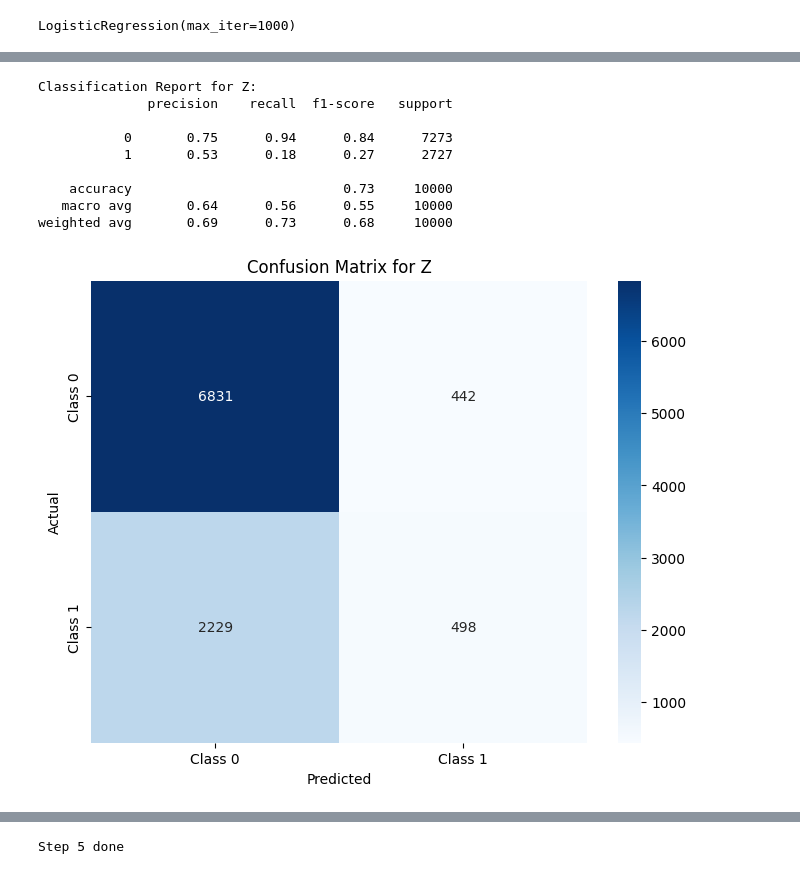
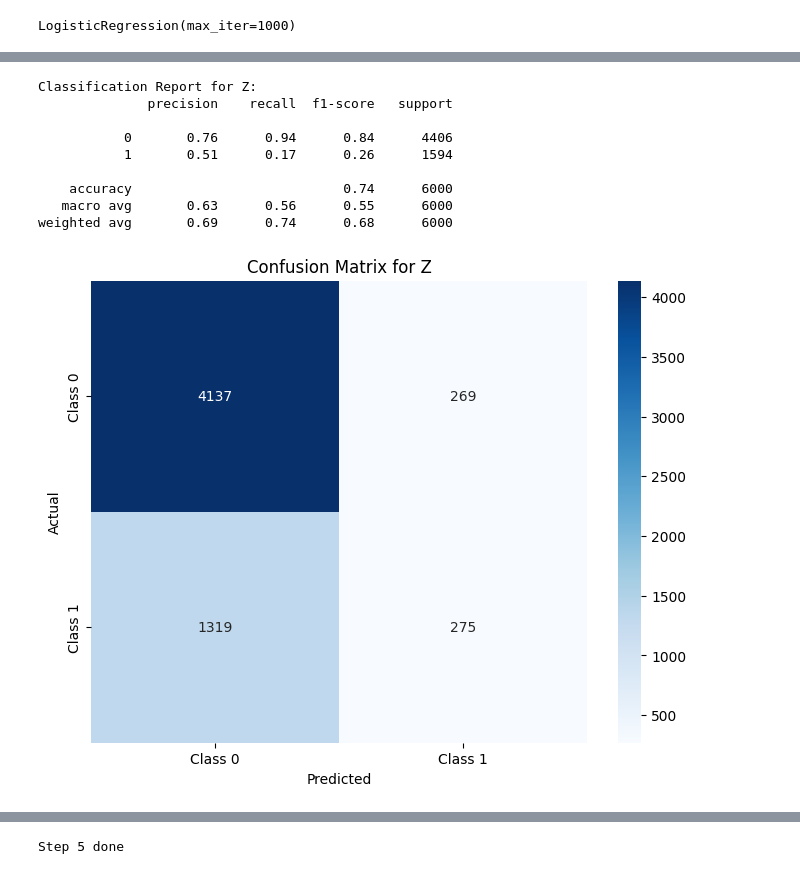
Before and after one commit to RickCollins/nnmfcausal, a Jupyter notebook: step1_testing.ipynb, the cells around one changed output, grey strips where cells are left out. Saved outputs shown, nothing was run; the diff lists cells and outputs as text; code cells hidden in the pictures.

```diff
--- a/step1_testing.ipynb
+++ b/step1_testing.ipynb
@@ -103,10 +106,12 @@ def get_tuple_new(theta_w_epsilon,theta_z_epsilon,theta_a_z_epsilon,theta_y_a_w_
 
     a_logits = epsilon * theta_a_z_epsilon.float() @ z.float() + (epsilon-1) * theta_a_z_epsilon.float() @ z.float() #epsilon is 0 or 1, theta_a_z_epsilon is 3x2, z is [2]. So result is 3x1
     a_prob = torch.softmax(a_logits, dim=0)  # Apply softmax to convert logits to probabilities
-    print(a_prob)
+    if debug:
+        print(a_prob)
     a_category = torch.multinomial(a_prob, 1).squeeze()  # Sample from the categorical distribution
     a = torch.nn.functional.one_hot(a_category, num_classes=3).float()  # Convert to one-hot encoding
-    print(a)
+    if debug:
+        print(a)
     # a = torch.bernoulli(torch.sigmoid(a_logits)).float().squeeze() # a is size 3
 
     # concatenate w and a
@@ -1024,6 +1052,12 @@ Z_target
 # %%
+# # Convert the list of tensors to a list of binary labels
+# binary_labels_target_Z = [tensor_to_binary(t) for t in Z_target]
+
+# # Convert to numpy array (optional)
+# binary_labels_target_array_Z = np.array(binary_labels_target_Z)
+
 # Convert the list of tensors to a list of binary labels
-binary_labels_target_Z = [tensor_to_binary(t) for t in Z_target]
+binary_labels_target_Z = [tensor_to_binary(t) for t in Z_train_target]
 
 # Convert to numpy array (optional)
 binary_labels_target_array_Z = np.array(binary_labels_target_Z)
@@ -1043,8 +1076,10 @@ array([0, 0, 1, ..., 0, 0, 0])
 
 # Train model to estimate q(Z|a)
 model_q_Z = SklearnLogisticRegression(max_iter=1000)#, class_weight = class_weights)
-model_q_Z.fit(A_target, binary_labels_target_array_Z)
+model_q_Z.fit(A_train_target, binary_labels_target_array_Z)
 
+# model_q_Z = SklearnLogisticRegression(max_iter=1000)#, class_weight = class_weights)
+# model_q_Z.fit(A_target, binary_labels_target_array_Z)
 
 # model_q_Z.fit(A_train_resampled, Z_train_resampled)
 # %% [output]
@@ -1086,23 +1105,25 @@ Z_train_pred_target.sum()
 # %%
-cm_z_target = confusion_matrix(binary_labels_target_array_Z, model_q_Z.predict(A_target))
-print("Classification Report for Z:")
-print(classification_report(binary_labels_target_array_Z, model_q_Z.predict(A_target)))
+cm_z_target = confusion_matrix(binary_labels_target_array_Z, model_q_Z.predict(A_train_target))
+if debug:
+    print("Classification Report for Z:")
+    print(classification_report(binary_labels_target_array_Z, model_q_Z.predict(A_train_target)))
 # %% [output]
 Classification Report for Z:
               precision    recall  f1-score   support
 
-           0       0.75      0.94      0.84      7273
-           1       0.53      0.18      0.27      2727
+           0       0.76      0.94      0.84      4406
+           1       0.51      0.17      0.26      1594
 
-    accuracy                           0.73     10000
-   macro avg       0.64      0.56      0.55     10000
-weighted avg       0.69      0.73      0.68     10000
+    accuracy                           0.74      6000
+   macro avg       0.63      0.56      0.55      6000
+weighted avg       0.69      0.74      0.68      6000
 # %%
-plt.figure(figsize=(8, 6))
-sns.heatmap(cm_z_target, annot=True, fmt='d', cmap='Blues', xticklabels=['Class 0', 'Class 1'], yticklabels=['Class 0', 'Class 1'])
-plt.xlabel('Predicted')
-plt.ylabel('Actual')
-plt.title('Confusion Matrix for Z')
-plt.show()
+if debug:
+    plt.figure(figsize=(8, 6))
+    sns.heatmap(cm_z_target, annot=True, fmt='d', cmap='Blues', xticklabels=['Class 0', 'Class 1'], yticklabels=['Class 0', 'Class 1'])
+    plt.xlabel('Predicted')
+    plt.ylabel('Actual')
+    plt.title('Confusion Matrix for Z')
+    plt.show()
 # %% [output]
-[figure, old version]
+[figure, new version]
```
Also changed, not shown: parts of 69 cells of this notebook, 3 other files.
